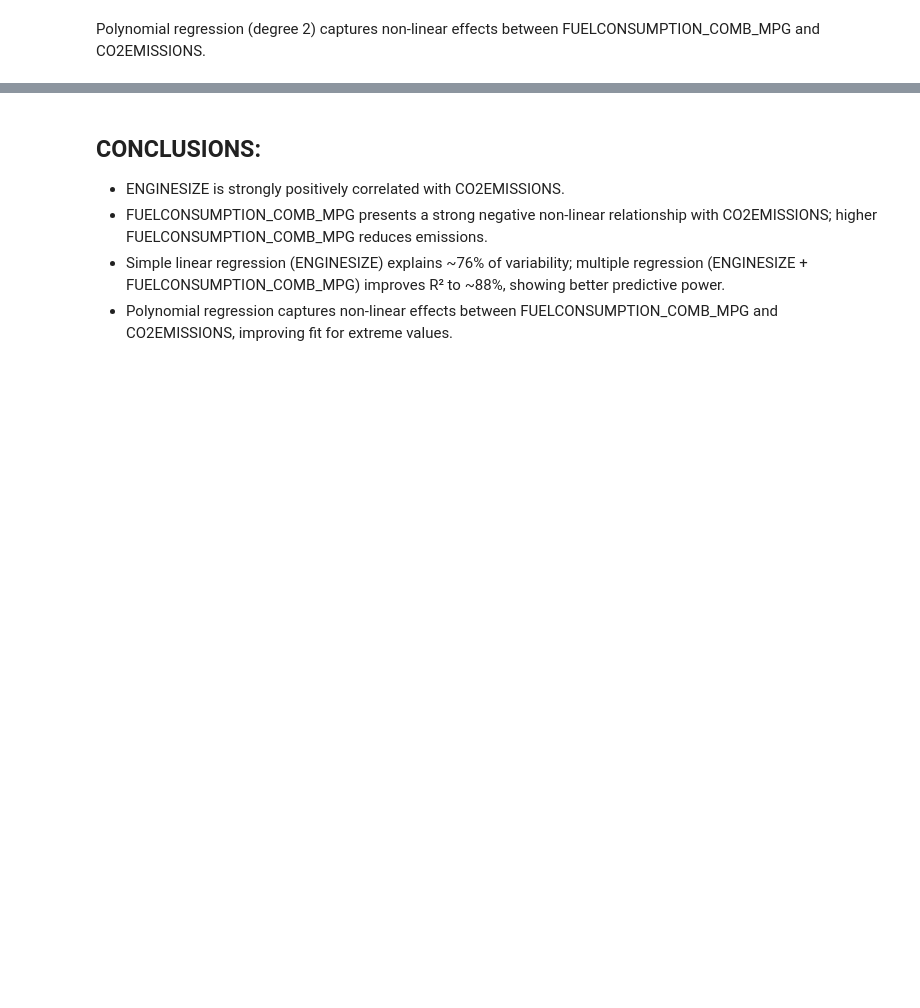
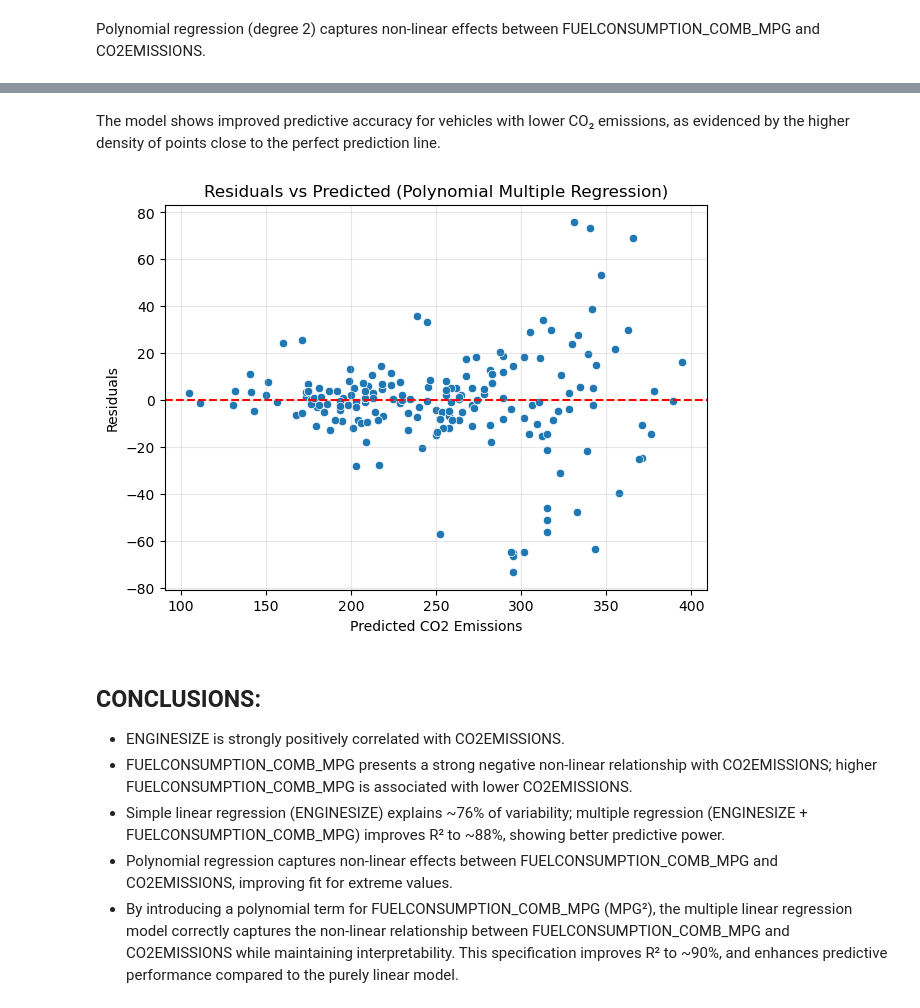
Before and after one commit to ericacorra-data/CO2_emissions_correlation_regression, a Jupyter notebook: Notebooks/C02_Emissions_Correlation_Regression.ipynb, the cells around one changed output, grey strips where cells are left out. Saved outputs shown, nothing was run; the diff lists cells and outputs as text; code cells hidden in the pictures; blank space fills up the shorter version.

```diff
--- a/Notebooks/C02_Emissions_Correlation_Regression.ipynb
+++ b/Notebooks/C02_Emissions_Correlation_Regression.ipynb
@@ -526,0 +575,4 @@ Polynomial regression (degree 2) captures non-linear effects between FUELCONSUMP
+# %%
+# features standardization
+scaler = StandardScaler()
+X_std = scaler.fit_transform(X)
@@ -527,6 +651,22 @@ Polynomial regression (degree 2) captures non-linear effects between FUELCONSUMP
+# %% [markdown]
+The model shows improved predictive accuracy for vehicles with lower CO₂ emissions, as evidenced by the higher density of points close to the perfect prediction line.
+# %%
+residuals = y_test - y_test_pred
+
+plt.figure(figsize=(7,5))
+sns.scatterplot(x=y_test_pred, y=residuals)
+plt.axhline(0, color="red", linestyle="--")
+plt.xlabel("Predicted CO2 Emissions")
+plt.ylabel("Residuals")
+plt.title("Residuals vs Predicted (Polynomial Multiple Regression)")
+plt.grid(alpha=0.3)
+plt.show()
+# %% [output]
+[figure, added]
 # %% [markdown]
 ## CONCLUSIONS:
 - ENGINESIZE is strongly positively correlated with CO2EMISSIONS.
-- FUELCONSUMPTION_COMB_MPG presents a strong negative non-linear relationship with CO2EMISSIONS; higher FUELCONSUMPTION_COMB_MPG reduces emissions.
+- FUELCONSUMPTION_COMB_MPG presents a strong negative non-linear relationship with CO2EMISSIONS; higher FUELCONSUMPTION_COMB_MPG is associated with lower CO2EMISSIONS.
 - Simple linear regression (ENGINESIZE) explains ~76% of variability; multiple regression (ENGINESIZE + FUELCONSUMPTION_COMB_MPG) improves R² to ~88%, showing better predictive power.
 - Polynomial regression captures non-linear effects between FUELCONSUMPTION_COMB_MPG and CO2EMISSIONS, improving fit for extreme values.
+- By introducing a polynomial term for FUELCONSUMPTION_COMB_MPG (MPG²), the multiple linear regression model correctly captures the non-linear relationship between FUELCONSUMPTION_COMB_MPG and CO2EMISSIONS while maintaining interpretability. This specification improves R² to ~90%, and enhances predictive performance compared to the purely linear model.
```
Also changed, not shown: parts of 19 cells of this notebook.
